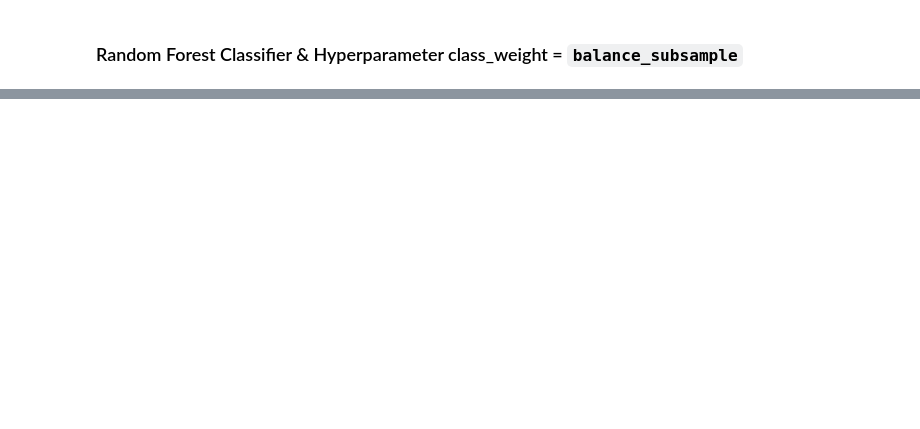
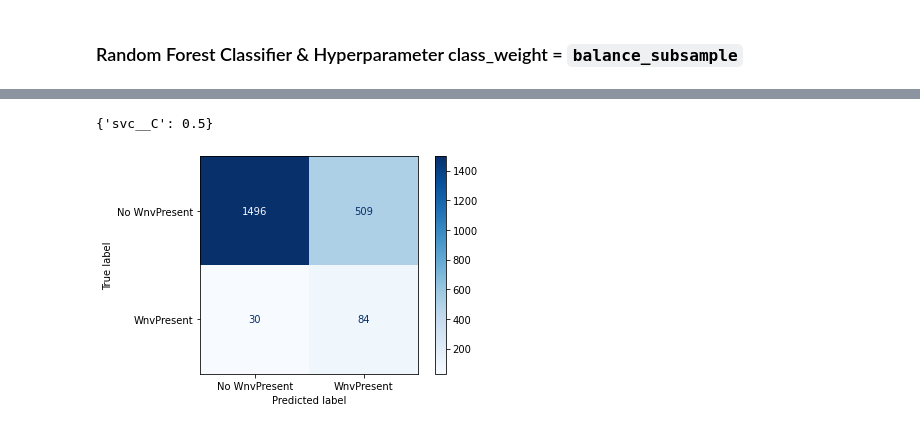
Before and after one commit to msamhz/GA-Project_4, a Jupyter notebook: code/2_Modelling.ipynb, the cells around one changed output, grey strips where cells are left out. Saved outputs shown, nothing was run; the diff lists cells and outputs as text; code cells hidden in the pictures; blank space fills up the shorter version.

```diff
--- a/code/2_Modelling.ipynb
+++ b/code/2_Modelling.ipynb
@@ -542,0 +556,13 @@ wnv_present
+# %%
+# Creating a pipeline object using imblearn.pipeline with SMOTE and SVC.
+
+svc_smote_pipe = make_pipeline(
+    SMOTE(random_state=42),
+    SVC(
+        kernel='rbf',
+        probability=True,
+        random_state=42,
+        class_weight = 'balanced',
+        gamma = 'scale',
+        tol = 1e-3
+))
@@ -542,0 +612,4 @@ wnv_present
+# %%
+gs_svc.best_params_
+# %% [output]
+{'svc__C': 0.5}
@@ -542,0 +633,6 @@ wnv_present
+# %%
+# Plot Confusion matrix
+plot_confusion_matrix(gs_svc, X_test_sc, y_test, cmap='Blues',
+                      values_format='d', display_labels=['No WnvPresent', 'WnvPresent']);
+# %% [output]
+[figure, added]
```
Also changed, not shown: parts of 44 cells of this notebook.
